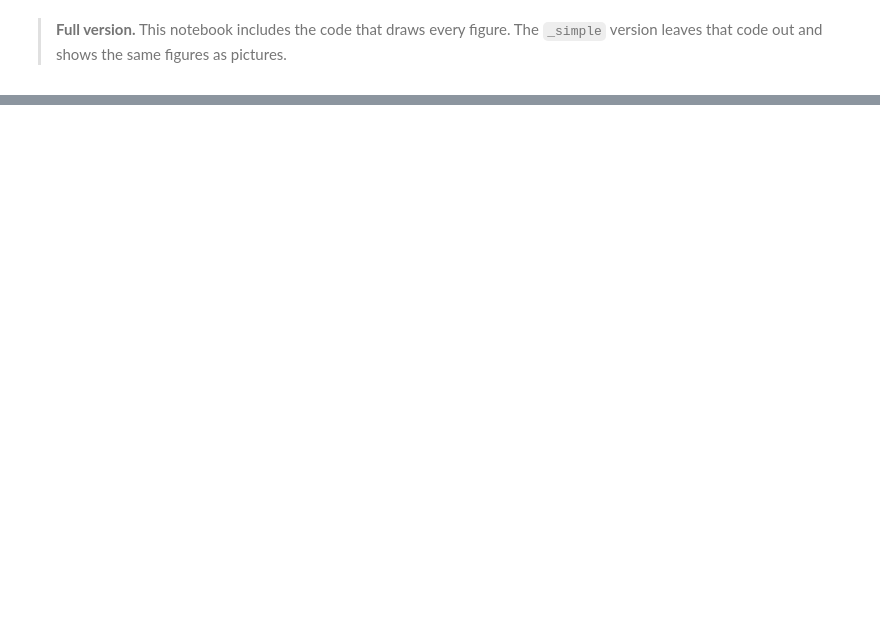
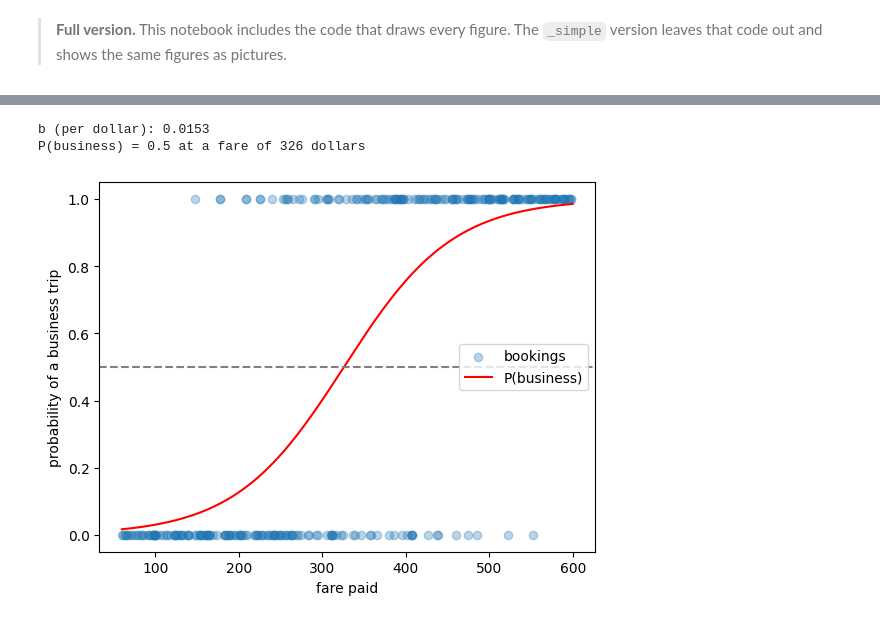
Before and after one commit to kjmobile/lb2, a Jupyter notebook: 4_Logistic_Regression_Business_or_Leisure_all.ipynb, the cells around one changed output, grey strips where cells are left out. Drawn from its saved outputs; the diff is of its cells as text; code cells hidden in the pictures; blank space fills up the shorter version.

```diff
--- a/4_Logistic_Regression_Business_or_Leisure_all.ipynb
+++ b/4_Logistic_Regression_Business_or_Leisure_all.ipynb
@@ -169,0 +101,26 @@ with a **baseline**: always guessing the larger group.
+# %%
+from sklearn.linear_model import LogisticRegression
+
+logit_a = LogisticRegression()
+logit_a.fit(fares[['fare_paid']], fares['business'])
+
+b = logit_a.coef_[0][0]
+a = logit_a.intercept_[0]
+print('b (per dollar):', round(b, 4))
+print('P(business) = 0.5 at a fare of', round(-a / b), 'dollars')
+# %% [output]
+b (per dollar): 0.0153
+P(business) = 0.5 at a fare of 326 dollars
+# %%
+# Figure 3
+grid = pd.DataFrame({'fare_paid': np.arange(60, 601)})
+
+plt.scatter(fares['fare_paid'], fares['business'], alpha=0.3, label='bookings')
+plt.plot(grid['fare_paid'], logit_a.predict_proba(grid)[:, 1], color='red', label='P(business)')
+plt.axhline(0.5, color='gray', linestyle='--')
+plt.xlabel('fare paid')
+plt.ylabel('probability of a business trip')
+plt.legend()
+plt.show()
+# %% [output]
+[figure, added]
```
Also changed, not shown: parts of 56 cells of this notebook, 7 other files.
